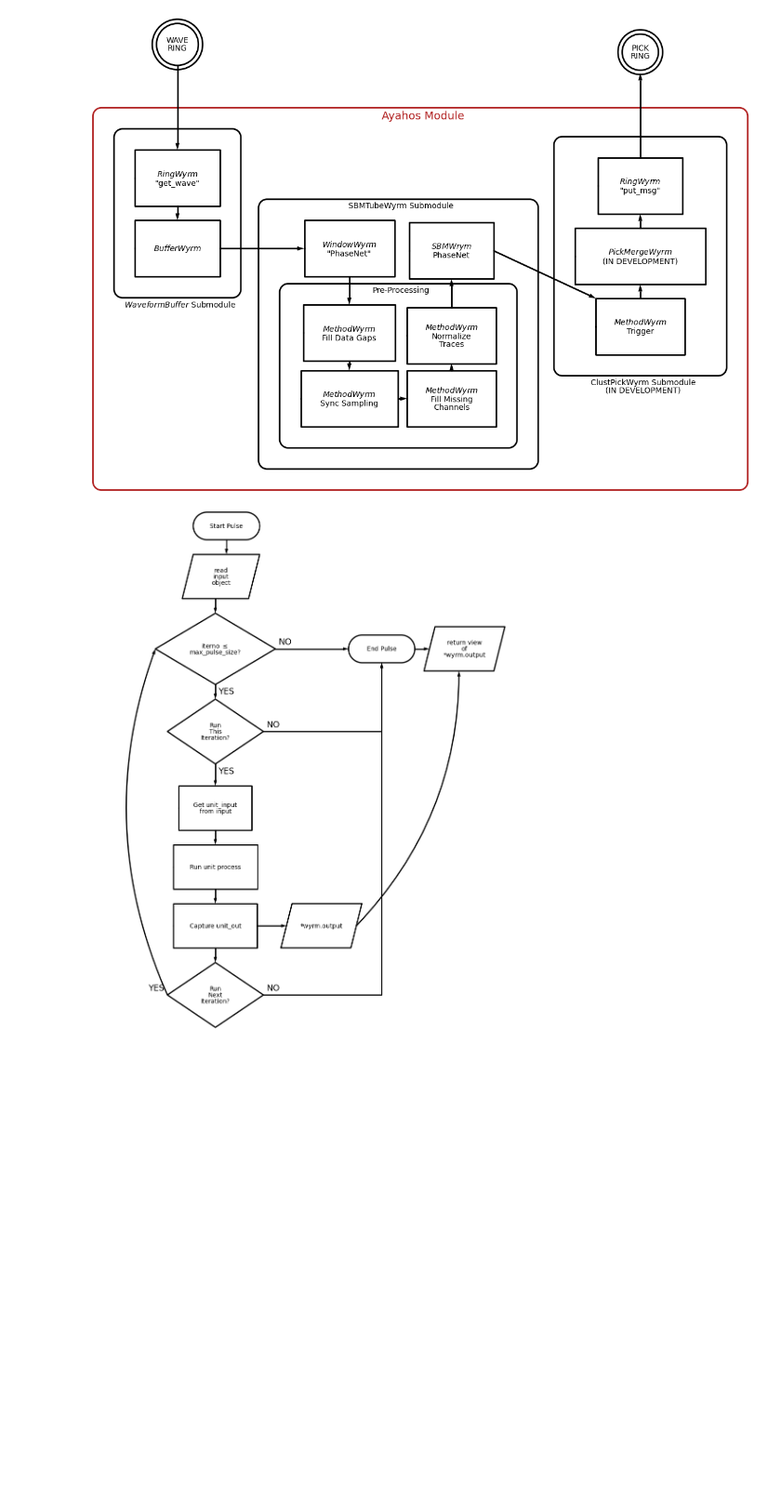
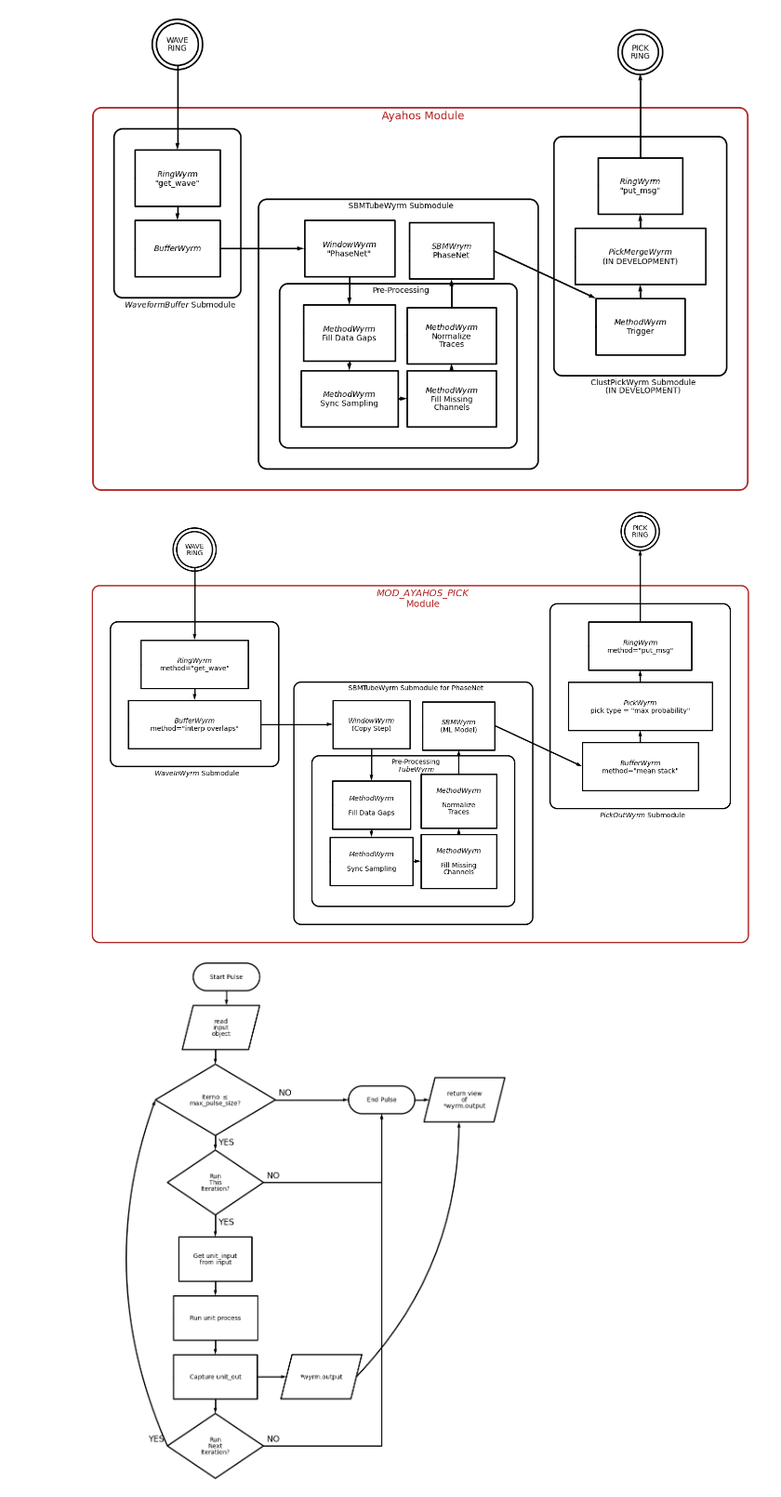
Before and after one commit to pnsn/Ayahos, a Jupyter notebook: diagrams/schemdraw_process_flow_diagrams.ipynb, the cells around one changed output. Shown at 93% size. Saved outputs shown, nothing was run; the diff lists cells and outputs as text; code cells hidden in the pictures; blank space fills up the shorter version.

```diff
--- a/diagrams/schemdraw_process_flow_diagrams.ipynb
+++ b/diagrams/schemdraw_process_flow_diagrams.ipynb
@@ -105,6 +143,72 @@ with Drawing() as D:
     s2 = flow.StateEnd().label('PICK\nRING')
 # %% [output]
 [figure]
+# %%
+# More detailed schematic showing individual Wyrm base modules (VERSION 2)
+
+with Drawing() as D:
+    D.config(fontsize=10)
+    D.config(unit=1)
+    D.config()
+    s1 = flow.StateEnd().label('WAVE\nRING')
+    flow.Arrow().down(D.unit*3).at(s1.S)
+
+    # Ayahos Module Container
+    with D.container() as AY:
+        AY.label(
+            '$MOD\\_AYAHOS\\_PICK$\nModule',
+            loc='N',
+            halign='center',
+            valign='top',
+            fontsize=14,
+            color='firebrick')
+        AY.color('firebrick')
+
+        # RingBuffer Submodule
+        with AY.container() as RB:
+            RB.label('$WaveInWyrm$ Submodule', loc='S', valign='top', halign='center')
+            p1 = flow.Process().label('$RingWyrm$\nmethod="get_wave"')
+            flow.Arrow().down(D.unit/2).at(p1.S)
+            p2 = flow.Process().label('$BufferWyrm$\nmethod="interp overlaps"')
+
+        flow.Arrow().right(D.unit*3).at(p2.E)
+        # SeisBenchModel TubeWyrm Submodule
+        with AY.container() as TW:
+            TW.label(
+                'SBMTubeWyrm Submodule for PhaseNet',
+                loc='N',
+                halign='center',
+                valign='top')
+            p3 = flow.Process().label('$WindowWyrm$\n(Copy Step)')
+            flow.Arrow().down(D.unit*1.35).at(p3.S) #length(D.unit*3).theta(60).at(p3.NE)
+            # PreProcessing Submodule
+            with TW.container() as PP:
+                PP.label('Pre-Processing\n$TubeWyrm$', loc='N', halign='center', valign='top')
+                p4a = flow.Process().label('$MethodWyrm$\n\nFill Data Gaps')
+                flow.Arrow().down(D.unit/3)
+                p4b = flow.Process().label('$MethodWyrm$\n\nSync Sampling')
+                flow.Arrow().right(D.unit/3).at(p4b.E)
+                p4c = flow.Process().label('$MethodWyrm$\n\nFill Missing\nChannels')
+                flow.Arrow().up(D.unit/4).at(p4c.N)
+                p4d = flow.Process().label('$MethodWyrm$\n\nNormalize\nTraces')
+            # Prediction
+            flow.Arrow().up(D.unit).at(p4d.N)
+            p5 = flow.Process().label('$SBMWyrm$\n(ML Model)')
+        flow.Arrow().length(D.unit*4).at(p5.E).theta(-25)
+        # Cluster Picker Submodule
+        with AY.container() as CP:
+            CP.label('$PickOutWyrm$ Submodule',
+                     loc='S', halign='center', valign='top')
+            p6 = flow.Process().label('$BufferWyrm$\nmethod="mean stack"').anchor('W')
+            flow.Arrow().up(D.unit/2).at(p6.N)
+            p7 = flow.Process().label('$PickWyrm$\npick type = "max probability"')
+            flow.Arrow().up(D.unit/2).at(p7.N)
+            p8 = flow.Process().label('$RingWyrm$\nmethod="put_msg"')
+    flow.Arrow().up(D.unit*3)
+    s2 = flow.StateEnd().label('PICK\nRING')
+    D.save('./MOD_AYAHOS_PICK_process_flow_diagram.svg')
+# %% [output]
+[figure, added]
 # %%
 # Pulse Template Flow Diagram
 with Drawing(canvas='matplotlib') as E:
```
Also changed, not shown: parts of 2 cells of this notebook.
